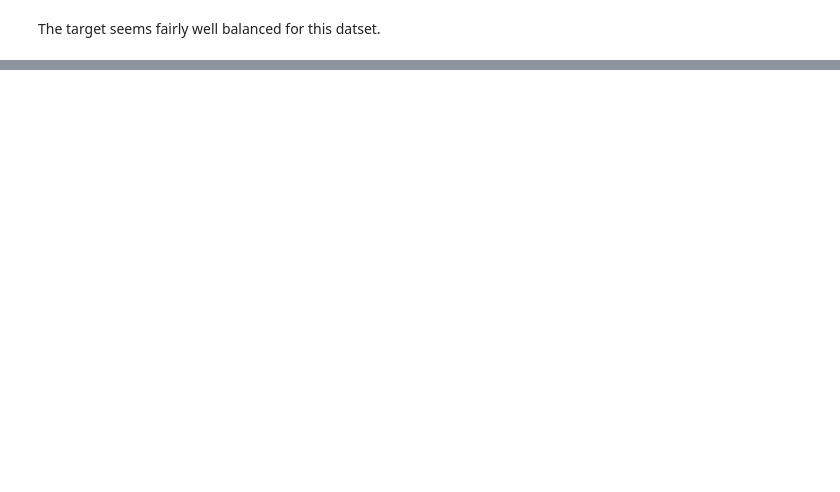
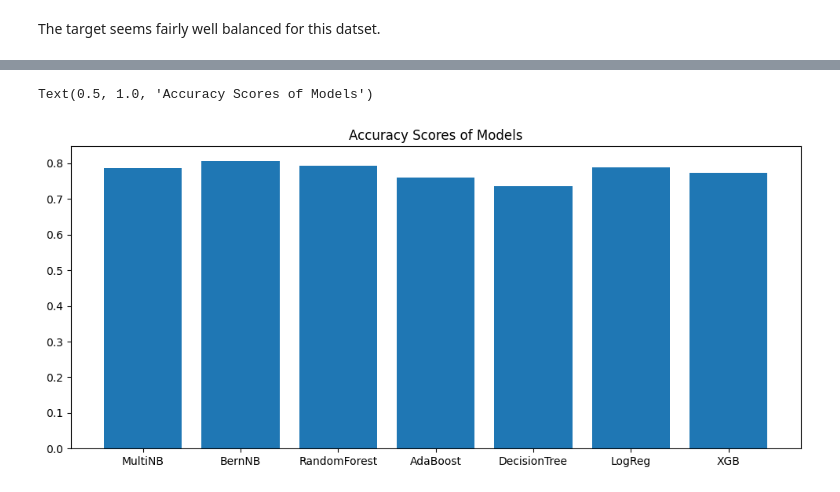
Before and after one commit to Kashiwaba23/disaster_tweets, a Jupyter notebook: data_processing.ipynb, the cells around one changed output, grey strips where cells are left out. Cells and saved outputs as stored; diff of their text form; code cells hidden in the pictures; blank space fills up the shorter version.

Commit message:
Completed modeling and submitted predictions to kaggle

```diff
--- a/data_processing.ipynb
+++ b/data_processing.ipynb
@@ -149,0 +188,3 @@ train_data.head(2)
+# %%
+X = transformer.fit_transform(X)
+X.shape
@@ -149,0 +193,6 @@ train_data.head(2)
+# %%
+X_train, X_test, y_train, y_test = train_test_split(X, y, train_size=0.8, random_state=42)
+print(X_train.shape)
+print(y_train.shape)
+print(X_test.shape)
+print(y_test.shape)
@@ -149,0 +206,23 @@ train_data.head(2)
+# %%
+model_dict = {
+    'MultiNB': MultinomialNB(),
+    'BernNB':BernoulliNB(),
+    'RandomForest':RandomForestClassifier(),
+    'AdaBoost':AdaBoostClassifier(),
+    'DecisionTree':DecisionTreeClassifier(),
+    'LogReg':LogisticRegression(),
+    'XGB':XGBClassifier()
+}
+
+accuracy_dict = {}
+f1_dict = {}
+# %%
+for name, model in model_dict.items():
+    print(f'Working on {name} model...')
+    model.fit(X_train, y_train)
+
+    pred = model.predict(X_test)
+    acc = accuracy_score(pred, y_test)
+    accuracy_dict.update({name:acc})
+    f1 = f1_score(pred, y_test)
+    f1_dict.update({name: f1})
@@ -149,0 +257,7 @@ train_data.head(2)
+# %%
+plt.figure(figsize=(12,5))
+plt.bar(accuracy_dict.keys(), accuracy_dict.values())
+plt.title('Accuracy Scores of Models')
+# %% [output]
+Text(0.5, 1.0, 'Accuracy Scores of Models')
+[figure, added]
```
Also changed, not shown: parts of 72 cells of this notebook, 1 other file.
